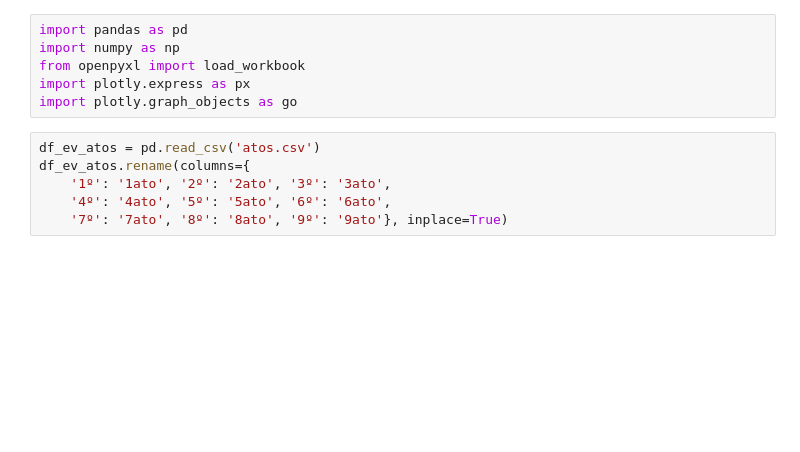
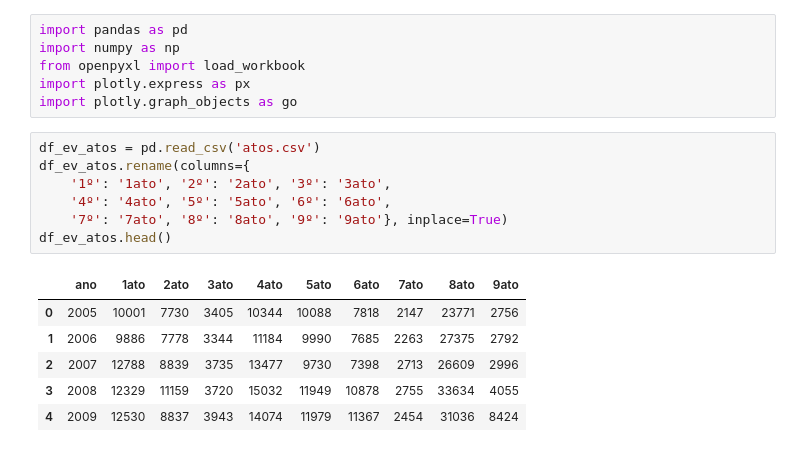
Before and after one commit to pauloestrella1994/analise_dados_plotly, a Jupyter notebook: Untitled.ipynb, the cells around one changed output. Cells and saved outputs as stored; diff of their text form; blank space fills up the shorter version.

```diff
--- a/Untitled.ipynb
+++ b/Untitled.ipynb
@@ -7,7 +7,15 @@ import plotly.graph_objects as go
 # %%
 df_ev_atos = pd.read_csv('atos.csv')
 df_ev_atos.rename(columns={
     '1º': '1ato', '2º': '2ato', '3º': '3ato',
     '4º': '4ato', '5º': '5ato', '6º': '6ato',
     '7º': '7ato', '8º': '8ato', '9º': '9ato'}, inplace=True)
+df_ev_atos.head()
+# %% [output]
+|  | ano | 1ato | 2ato | 3ato | 4ato | 5ato | 6ato | 7ato | 8ato | 9ato |
+| 0 | 2005 | 10001 | 7730 | 3405 | 10344 | 10088 | 7818 | 2147 | 23771 | 2756 |
+| 1 | 2006 | 9886 | 7778 | 3344 | 11184 | 9990 | 7685 | 2263 | 27375 | 2792 |
+| 2 | 2007 | 12788 | 8839 | 3735 | 13477 | 9730 | 7398 | 2713 | 26609 | 2996 |
+| 3 | 2008 | 12329 | 11159 | 3720 | 15032 | 11949 | 10878 | 2755 | 33634 | 4055 |
+| 4 | 2009 | 12530 | 8837 | 3943 | 14074 | 11979 | 11367 | 2454 | 31036 | 8424 |
 # %%
```
Also changed, not shown: parts of 1 cell of this notebook, 1 other file.
